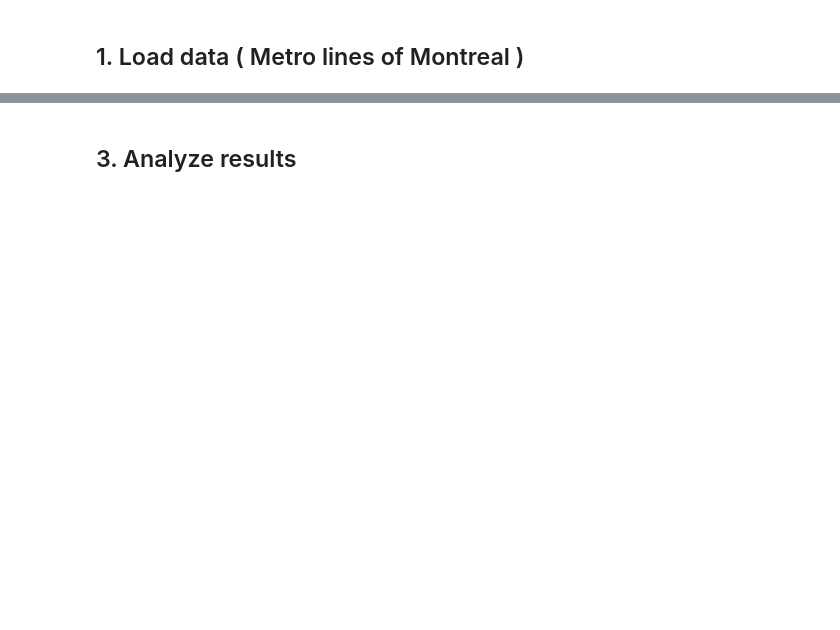
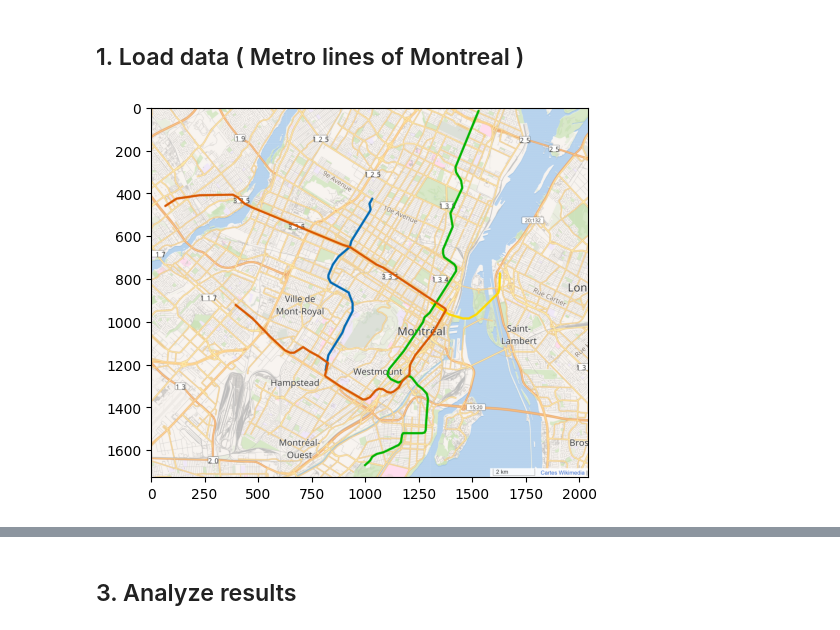
Before and after one commit to andreaaraldo/drt-accessibility, a Jupyter notebook: DRT-Tuesday.ipynb, the cells around one changed output, grey strips where cells are left out. Saved outputs shown, nothing was run; the diff lists cells and outputs as text; code cells hidden in the pictures; blank space fills up the shorter version.

```diff
--- a/DRT-Tuesday.ipynb
+++ b/DRT-Tuesday.ipynb
@@ -15,9 +37,11 @@ import ptline
 # %% [markdown]
 ## 1. Load data ( Metro lines of Montreal )
 # %%
-I = mping.imread('.\OpenStreetMap_Montreal.png')
+I = mping.imread('OpenStreetMap_Montreal.png')
 plt.imshow(I)
 plt.show()
+# %% [output]
+[figure, added]
 # %%
 metro_stations_line_1 = [[14.05154836,  2.22004959],
        [15.13790836,  2.73616959],
```
Also changed, not shown: parts of 23 cells of this notebook.
